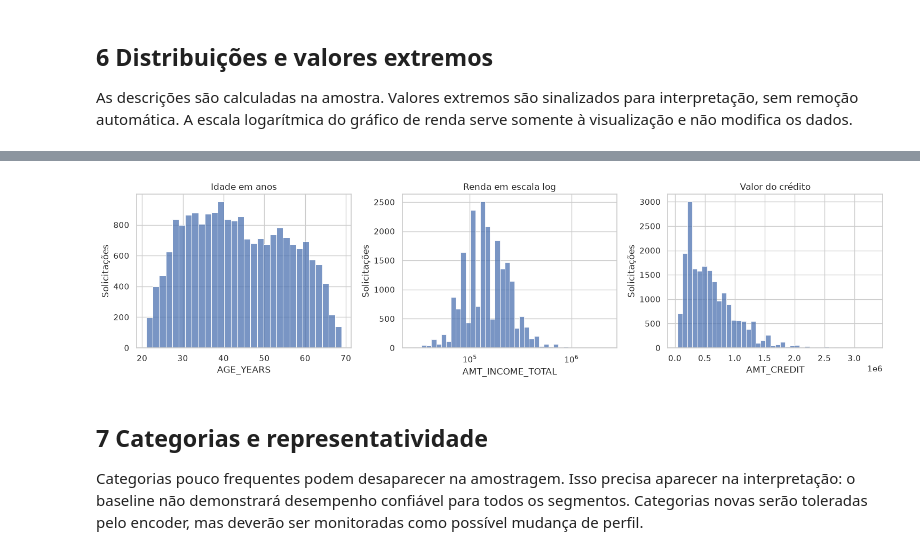
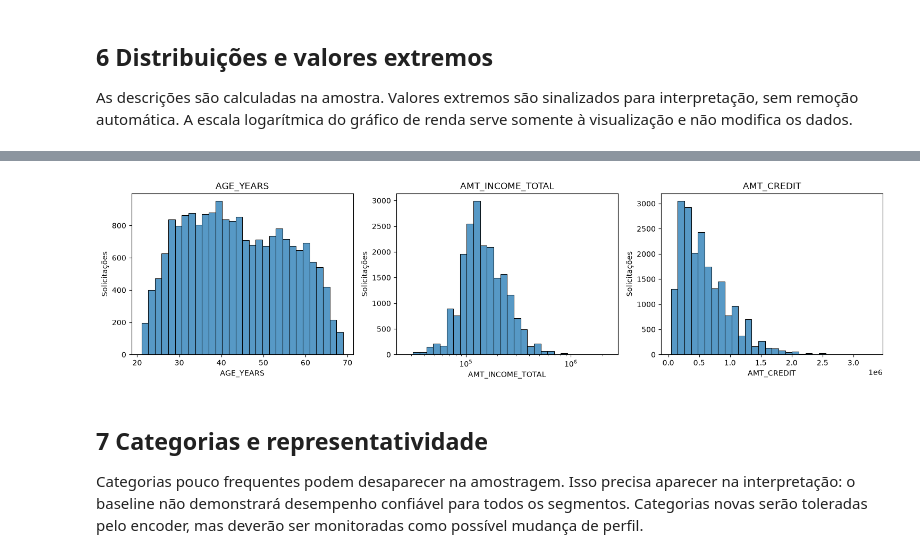
Before and after one commit to jrrrtricolor/FIAP-fase4-fintech, a Jupyter notebook: notebooks/01_eda_home_credit.ipynb, the cells around one changed output, grey strips where cells are left out. Saved outputs shown, nothing was run; the diff lists cells and outputs as text; code cells hidden in the pictures.

```diff
--- a/notebooks/01_eda_home_credit.ipynb
+++ b/notebooks/01_eda_home_credit.ipynb
@@ -18,15 +18,18 @@ não são necessárias. Execute as células de cima para baixo.
 Use o ambiente do projeto (`make notebook`) ou o Jupyter do Docker.
 O notebook não faz download nem autenticação no Kaggle.
 # %%
+import sys
 from pathlib import Path
 
-import matplotlib.pyplot as plt
-import numpy as np
-import pandas as pd
-import seaborn as sns
 from IPython.display import display
-from sklearn.model_selection import train_test_split
 
-pd.set_option("display.max_columns", 20)
-sns.set_theme(style="whitegrid")
+project_root = Path.cwd().parent if Path.cwd().name == "notebooks" else Path.cwd()
+sys.path.insert(0, str(project_root))
+
+from ml_prep_kit import (
+    CSVDataLoader,
+    DataValidator,
+    HomeCreditData,
+    VisualizationReporter,
+)
 # %%
@@ -305,22 +175,11 @@ As descrições são calculadas na amostra. Valores extremos são sinalizados
 para interpretação, sem remoção automática. A escala logarítmica do gráfico
 de renda serve somente à visualização e não modifica os dados.
 # %%
-numeric_columns = ["AMT_INCOME_TOTAL", "AMT_CREDIT", "AMT_ANNUITY", "CNT_CHILDREN"]
-numeric_view = sample_df[numeric_columns].assign(
-    AGE_YEARS=-sample_df["DAYS_BIRTH"] / 365.25
+display(validator.describe_numeric(prepared_sample, preparation.numeric_features))
+_ = reporter.plot_histograms(
+    prepared_sample,
+    ["AGE_YEARS", "AMT_INCOME_TOTAL", "AMT_CREDIT"],
+    log_columns=["AMT_INCOME_TOTAL"],
 )
-display(numeric_view.describe(percentiles=[0.01, 0.5, 0.95, 0.99]).T)
-
-fig, axes = plt.subplots(1, 3, figsize=(15, 4))
-sns.histplot(numeric_view, x="AGE_YEARS", bins=30, ax=axes[0])
-sns.histplot(numeric_view, x="AMT_INCOME_TOTAL", log_scale=True, bins=40, ax=axes[1])
-sns.histplot(numeric_view, x="AMT_CREDIT", bins=40, ax=axes[2])
-for ax, title in zip(
-    axes, ["Idade em anos", "Renda em escala log", "Valor do crédito"], strict=True
-):
-    ax.set_title(title)
-    ax.set_ylabel("Solicitações")
-plt.tight_layout()
-plt.show()
 # %% [output]
 |  | count | mean | std | min | 1% | 50% | 95% | 99% | max |
@@ -332,4 +191,4 @@ plt.show()
-[figure, old version]
+[figure, new version]
 # %% [markdown]
 ## 7 Categorias e representatividade
 
```
Also changed, not shown: parts of 10 cells of this notebook, 17 other files.
